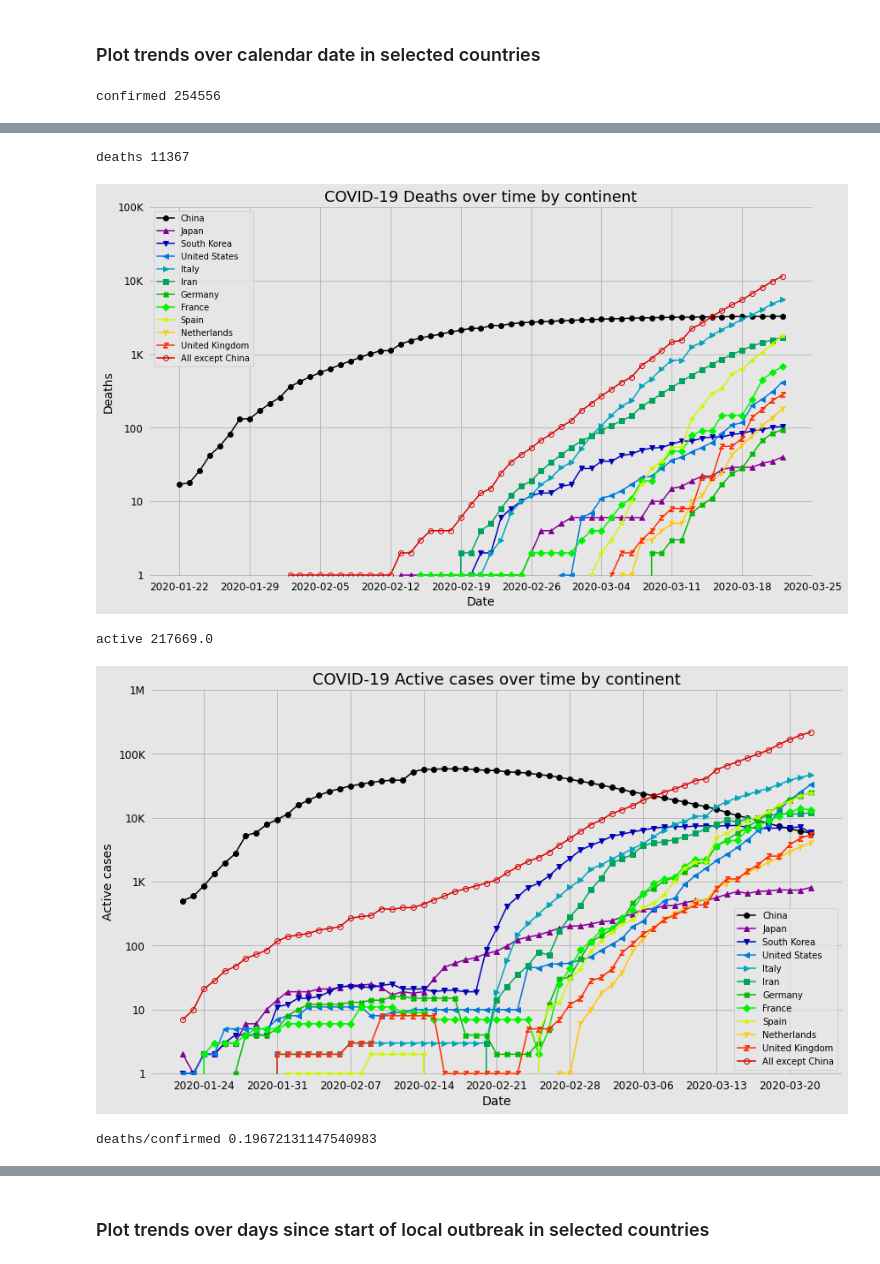
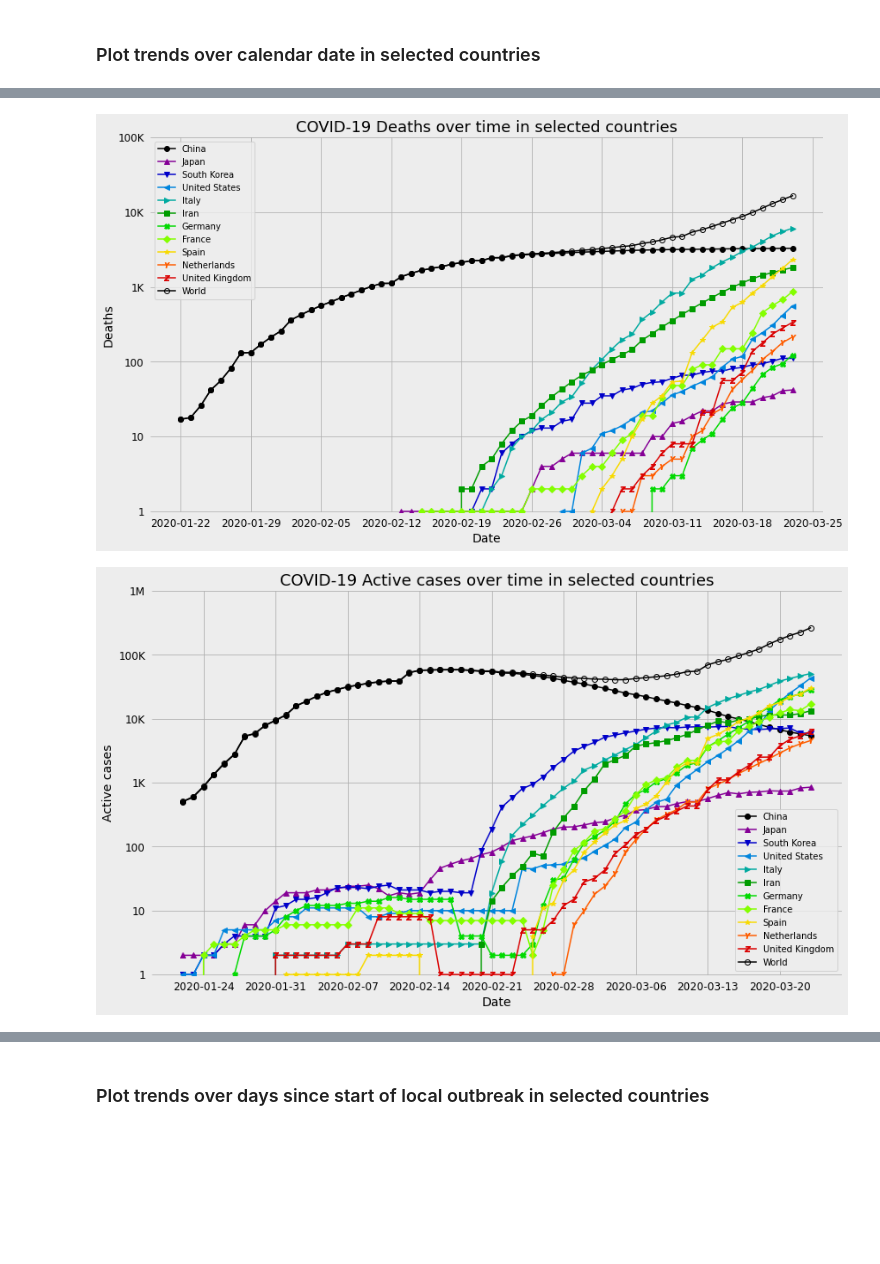
Before and after one commit to JeroenKools/covid19, a Jupyter notebook: COVID-19.ipynb, the cells around one changed output, grey strips where cells are left out. Cells and saved outputs as stored; diff of their text form; code cells hidden in the pictures; blank space fills up the shorter version.

```diff
--- a/COVID-19.ipynb
+++ b/COVID-19.ipynb
@@ -118,14 +118,9 @@ Venezuela            Vietnam              Zambia               Zimbabwe
 # %% [markdown]
 ### Plot trends over calendar date in selected countries
 # %%
-# The list of countries is easy to modify
 countries_to_plot = ["China", "Japan", "South Korea", "United States", "Italy", "Iran", "Germany",
-                     "France", "Spain", "Netherlands", "United Kingdom", "All except China"]
+                     "France", "Spain", "Netherlands", "United Kingdom", "World"]
 
 for y_metric in ["confirmed", "deaths", "active"]:
-    data.plot("calendar_date", y_metric, countries_to_plot, fixed_country_colors=False)
-
-data.plot("calendar_date", "deaths/confirmed", countries_to_plot, min_cases=50,
-          use_log_scale=False, fixed_country_colors=False)
+    data.plot("calendar_date", y_metric, countries_to_plot)
 # %% [output]
-confirmed 254556
@@ -133,5 +128,2 @@ confirmed 254556
-deaths 11367
-[figure, old version]
+[figure, new version]
-active 217669.0
-[figure, old version]
+[figure, new version]
-deaths/confirmed 0.19672131147540983
```
Also changed, not shown: parts of 20 cells of this notebook, 2 other files.
